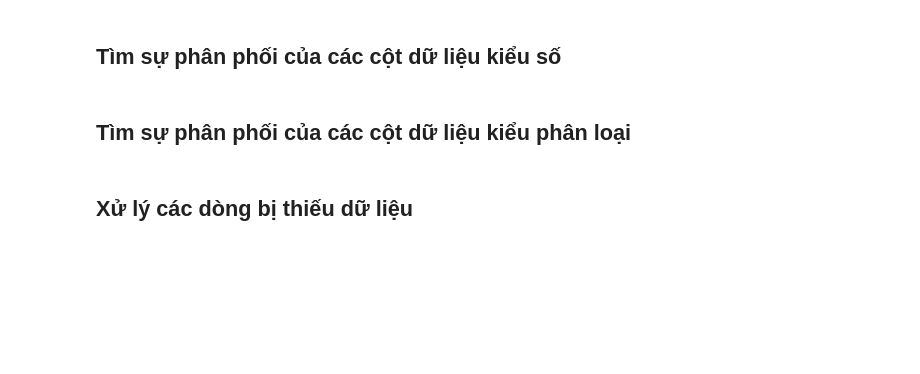
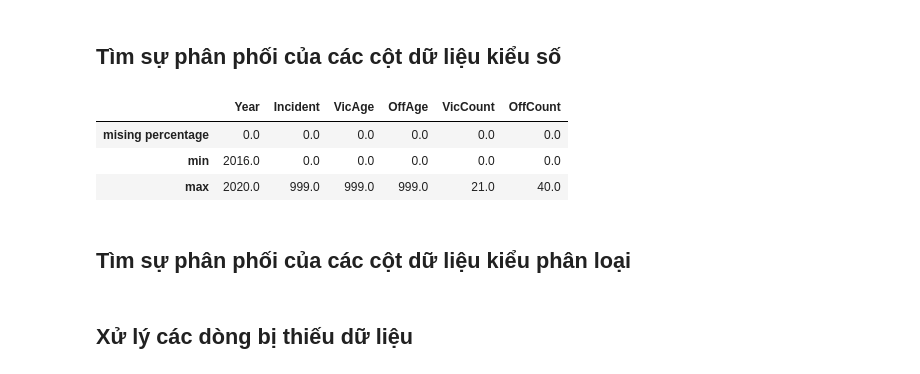
Before and after one commit to SangPhan852/P4DS_Project, a Jupyter notebook: 20127288_20127613.ipynb, the cells around one changed output. Saved outputs shown, nothing was run; the diff lists cells and outputs as text; code cells hidden in the pictures; blank space fills up the shorter version.

```diff
--- a/20127288_20127613.ipynb
+++ b/20127288_20127613.ipynb
@@ -99,5 +122,23 @@ Số dòng bị trùng lắp: 314
 # %% [markdown]
 ## Tìm sự phân phối của các cột dữ liệu kiểu số
+# %%
+col_num = ['Year','Incident','VicAge','OffAge','VicCount','OffCount']
+
+num_df = homi_df[col_num]
+
+mising_percentage = (num_df.isna().sum() / row) * 100       # tỉ lệ giá trị bị thiếu
+min_values = num_df.min()                                   # các giá trị nhỏ nhất
+max_values = num_df.max()                                   # các giá trị lớn nhất
+
+num_cols_distribution = pd.DataFrame(data = np.array((mising_percentage, min_values, max_values)),
+                                                      columns = num_df.columns,
+                                                      index = ['mising percentage', 'min', 'max'])
+num_cols_distribution
+# %% [output]
+|  | Year | Incident | VicAge | OffAge | VicCount | OffCount |
+| mising percentage | 0.0 | 0.0 | 0.0 | 0.0 | 0.0 | 0.0 |
+| min | 2016.0 | 0.0 | 0.0 | 0.0 | 0.0 | 0.0 |
+| max | 2020.0 | 999.0 | 999.0 | 999.0 | 21.0 | 40.0 |
 # %% [markdown]
 ## Tìm sự phân phối của các cột dữ liệu kiểu phân loại
 # %% [markdown]
```
Also changed, not shown: parts of 1 cell of this notebook, 1 other file.
